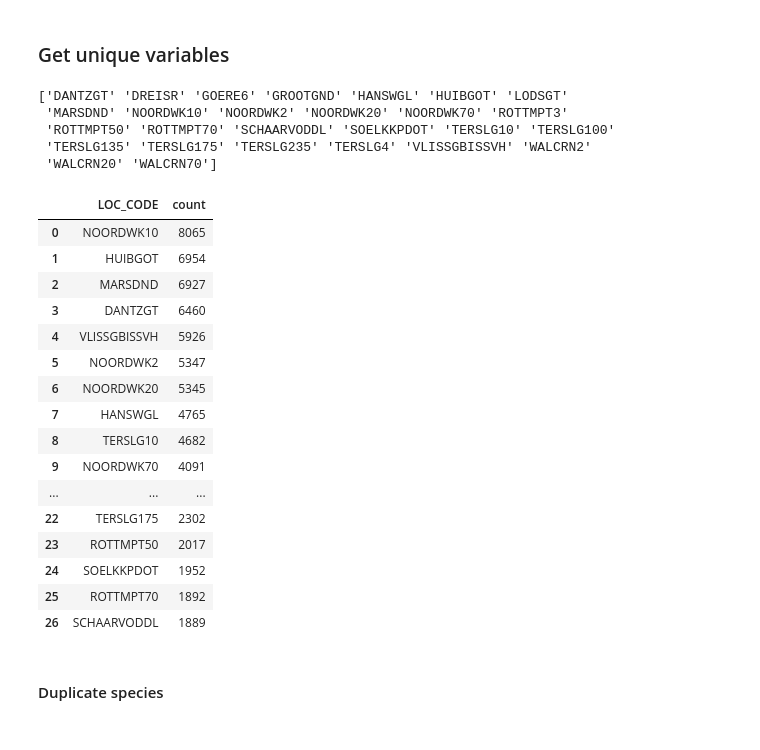
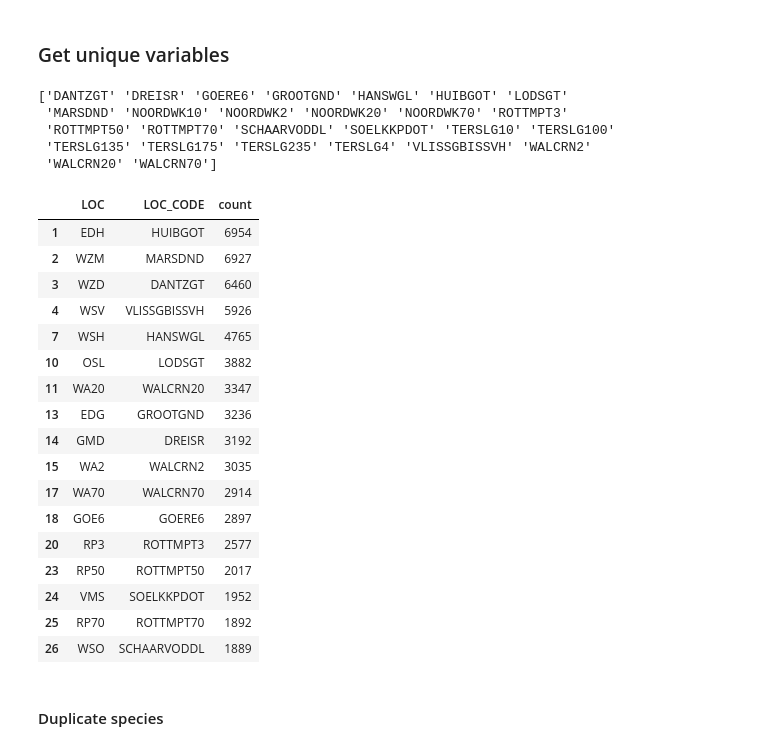
Before and after one commit to JinseiSteven/Phytoplankton-Prediction-Project, a Jupyter notebook: scripts/data_analysis_phyto.ipynb, the cells around one changed output. Cells and saved outputs as stored; diff of their text form; code cells hidden in the pictures.

```diff
--- a/scripts/data_analysis_phyto.ipynb
+++ b/scripts/data_analysis_phyto.ipynb
@@ -34,34 +34,55 @@ Index(['LOC_CODE', 'LOC', 'WATERBODY', 'TYPE', 'DATE_SMP', 'YEAR', 'MONTH',
 # %%
 locations = biotic_df["LOC_CODE"].unique()
 
 print(np.sort(locations), '\n')
 
-grouped_locations = biotic_df.groupby(biotic_df["LOC_CODE"]).size().reset_index(name='count').sort_values(by='count', ascending=False).reset_index(drop=True)
+grouped_locations = biotic_df.groupby(["LOC", "LOC_CODE"]).size().reset_index(name='count').sort_values(by='count', ascending=False).reset_index(drop=True)
 
-display(grouped_locations)
+# display(grouped_locations)
+
+
+on_map = {'RT3', 'RT50', 'RT70',
+          'TS4', 'TS10', 'TS100', 'TS135', 'TS175', 'TS235',
+          'NW2', 'NW10', 'NW20', 'NW70',
+          'GR6',
+          'WC2', 'WC20', 'WC70',
+          # waddeneilanden
+          'ED30', 'ED250',
+          'WZ30', 'WZ420', 'WZ590',
+          # zeeland
+          'GM40',
+          'OS110', 'OS40', 'OS140', 'OS10',
+          'VM50',
+          'WS100', 'WS160', 'WSSVD'
+         }
+
+filtered_locations = grouped_locations[~grouped_locations["LOC"].isin(on_map)]
+
+display(filtered_locations)
 # %% [output]
 ['DANTZGT' 'DREISR' 'GOERE6' 'GROOTGND' 'HANSWGL' 'HUIBGOT' 'LODSGT'
  'MARSDND' 'NOORDWK10' 'NOORDWK2' 'NOORDWK20' 'NOORDWK70' 'ROTTMPT3'
  'ROTTMPT50' 'ROTTMPT70' 'SCHAARVODDL' 'SOELKKPDOT' 'TERSLG10' 'TERSLG100'
  'TERSLG135' 'TERSLG175' 'TERSLG235' 'TERSLG4' 'VLISSGBISSVH' 'WALCRN2'
  'WALCRN20' 'WALCRN70']
-|  | LOC_CODE | count |
-| 0 | NOORDWK10 | 8065 |
-| 1 | HUIBGOT | 6954 |
-| 2 | MARSDND | 6927 |
-| 3 | DANTZGT | 6460 |
-| 4 | VLISSGBISSVH | 5926 |
-| 5 | NOORDWK2 | 5347 |
-| 6 | NOORDWK20 | 5345 |
-| 7 | HANSWGL | 4765 |
-| 8 | TERSLG10 | 4682 |
-| 9 | NOORDWK70 | 4091 |
-| ... | ... | ... |
-| 22 | TERSLG175 | 2302 |
-| 23 | ROTTMPT50 | 2017 |
-| 24 | SOELKKPDOT | 1952 |
-| 25 | ROTTMPT70 | 1892 |
-| 26 | SCHAARVODDL | 1889 |
+|  | LOC | LOC_CODE | count |
+| 1 | EDH | HUIBGOT | 6954 |
+| 2 | WZM | MARSDND | 6927 |
+| 3 | WZD | DANTZGT | 6460 |
+| 4 | WSV | VLISSGBISSVH | 5926 |
+| 7 | WSH | HANSWGL | 4765 |
+| 10 | OSL | LODSGT | 3882 |
+| 11 | WA20 | WALCRN20 | 3347 |
+| 13 | EDG | GROOTGND | 3236 |
+| 14 | GMD | DREISR | 3192 |
+| 15 | WA2 | WALCRN2 | 3035 |
+| 17 | WA70 | WALCRN70 | 2914 |
+| 18 | GOE6 | GOERE6 | 2897 |
+| 20 | RP3 | ROTTMPT3 | 2577 |
+| 23 | RP50 | ROTTMPT50 | 2017 |
+| 24 | VMS | SOELKKPDOT | 1952 |
+| 25 | RP70 | ROTTMPT70 | 1892 |
+| 26 | WSO | SCHAARVODDL | 1889 |
 # %% [markdown]
 #### Duplicate species
 # %%
```
Also changed, not shown: parts of 2 cells of this notebook, 1 other file.
